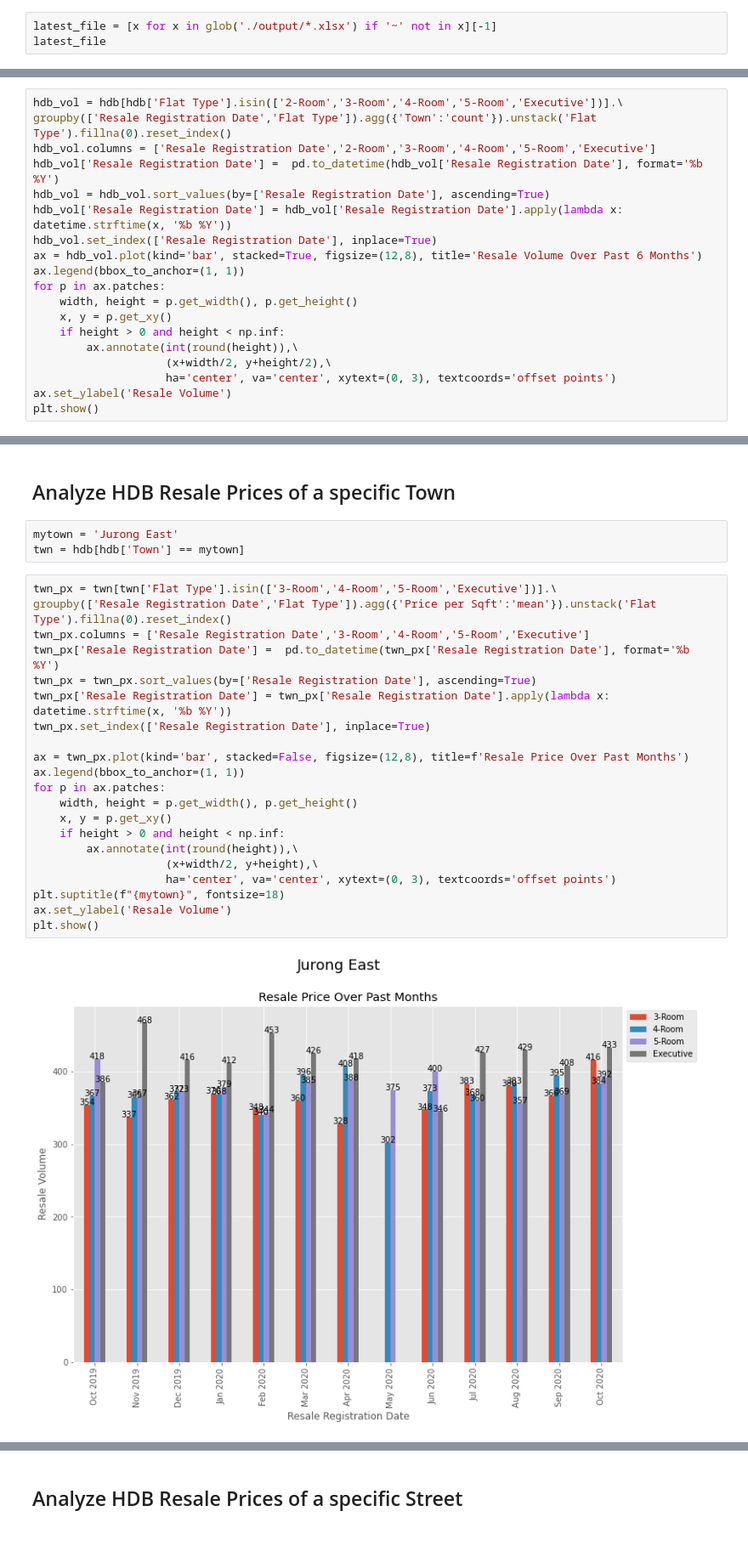
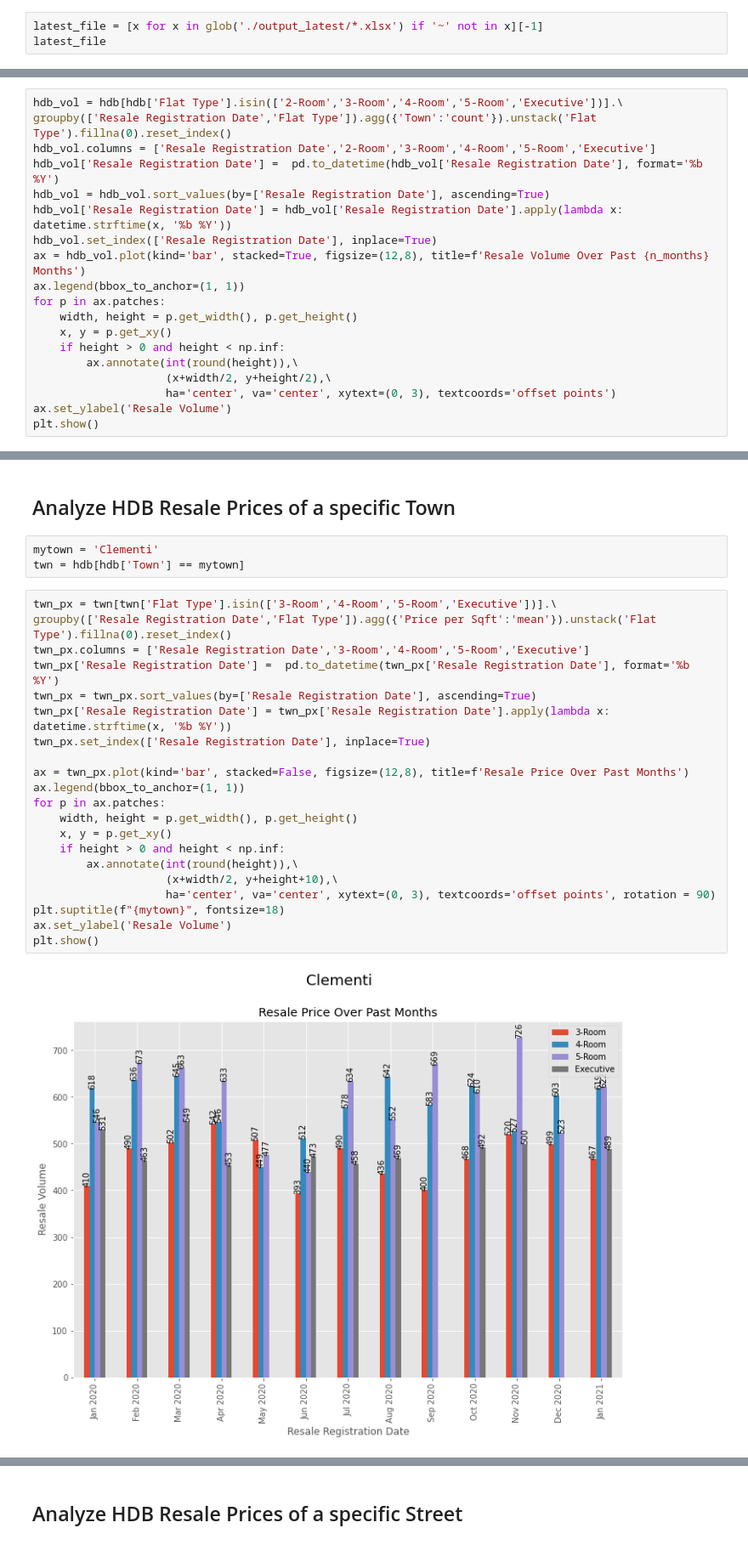
Before and after one commit to leebond/sg-property-scrapers-and-analysis, a Jupyter notebook: scrape-resale-prices/HDB/Resale HDB Price Analysis.ipynb, the cells around one changed output, grey strips where cells are left out. Shown at 85% size. Saved outputs shown, nothing was run; the diff lists cells and outputs as text.

Commit message:
update analyses, improved visualization of price numbers on bar charts

```diff
--- a/scrape-resale-prices/HDB/Resale HDB Price Analysis.ipynb
+++ b/scrape-resale-prices/HDB/Resale HDB Price Analysis.ipynb
@@ -23,6 +23,6 @@ pd.set_option('display.max_rows',2000)
 
 from utils import *
 # %%
-latest_file = [x for x in glob('./output/*.xlsx') if '~' not in x][-1]
+latest_file = [x for x in glob('./output_latest/*.xlsx') if '~' not in x][-1]
 latest_file
 # %% [output]
@@ -68,7 +74,7 @@ hdb_vol['Resale Registration Date'] =  pd.to_datetime(hdb_vol['Resale Registrati
 hdb_vol = hdb_vol.sort_values(by=['Resale Registration Date'], ascending=True)
 hdb_vol['Resale Registration Date'] = hdb_vol['Resale Registration Date'].apply(lambda x: datetime.strftime(x, '%b %Y'))
 hdb_vol.set_index(['Resale Registration Date'], inplace=True)
-ax = hdb_vol.plot(kind='bar', stacked=True, figsize=(12,8), title='Resale Volume Over Past 6 Months')
+ax = hdb_vol.plot(kind='bar', stacked=True, figsize=(12,8), title=f'Resale Volume Over Past {n_months} Months')
 ax.legend(bbox_to_anchor=(1, 1))
 for p in ax.patches:
     width, height = p.get_width(), p.get_height()
@@ -375,31 +383,31 @@ result.sort_values(by=['Town','Flat Type','Price per Sqft per Remaining Lease ye
 # %% [markdown]
 ## Analyze HDB Resale Prices of a specific Town
 # %%
-mytown = 'Jurong East'
+mytown = 'Clementi'
 twn = hdb[hdb['Town'] == mytown]
 # %%
 twn_px = twn[twn['Flat Type'].isin(['3-Room','4-Room','5-Room','Executive'])].\
 groupby(['Resale Registration Date','Flat Type']).agg({'Price per Sqft':'mean'}).unstack('Flat Type').fillna(0).reset_index()
 twn_px.columns = ['Resale Registration Date','3-Room','4-Room','5-Room','Executive']
 twn_px['Resale Registration Date'] =  pd.to_datetime(twn_px['Resale Registration Date'], format='%b %Y')
 twn_px = twn_px.sort_values(by=['Resale Registration Date'], ascending=True)
 twn_px['Resale Registration Date'] = twn_px['Resale Registration Date'].apply(lambda x: datetime.strftime(x, '%b %Y'))
 twn_px.set_index(['Resale Registration Date'], inplace=True)
 
 ax = twn_px.plot(kind='bar', stacked=False, figsize=(12,8), title=f'Resale Price Over Past Months')
 ax.legend(bbox_to_anchor=(1, 1))
 for p in ax.patches:
     width, height = p.get_width(), p.get_height()
     x, y = p.get_xy()
     if height > 0 and height < np.inf:
         ax.annotate(int(round(height)),\
-                    (x+width/2, y+height),\
-                    ha='center', va='center', xytext=(0, 3), textcoords='offset points')
+                    (x+width/2, y+height+10),\
+                    ha='center', va='center', xytext=(0, 3), textcoords='offset points', rotation = 90)
 plt.suptitle(f"{mytown}", fontsize=18)
 ax.set_ylabel('Resale Volume')
 plt.show()
 # %% [output]
-[figure, old version]
+[figure, new version]
 # %%
 toplot = twn.groupby(['Town','Storey','Flat Type']).\
 agg({'Town':'count', 'Price':['mean','median'], 'Price per Sqm':['mean','median'],\
```
Also changed, not shown: parts of 31 cells of this notebook.
